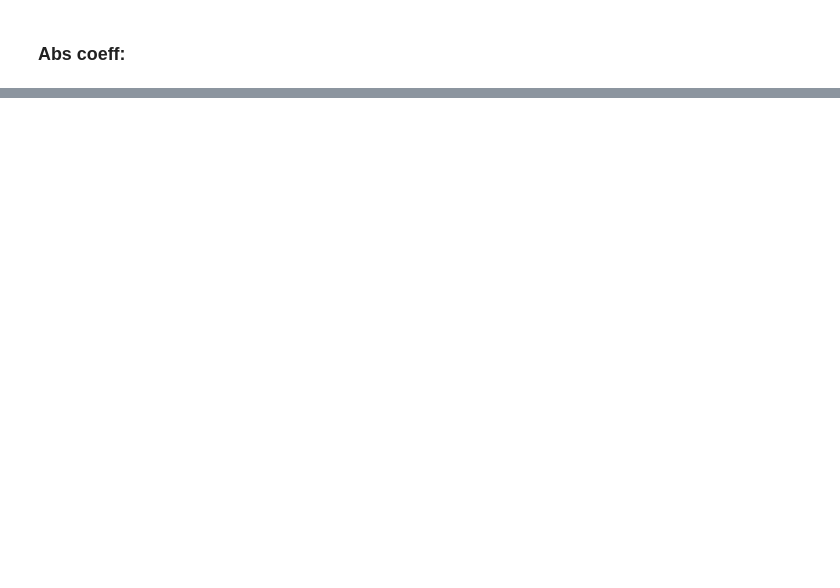
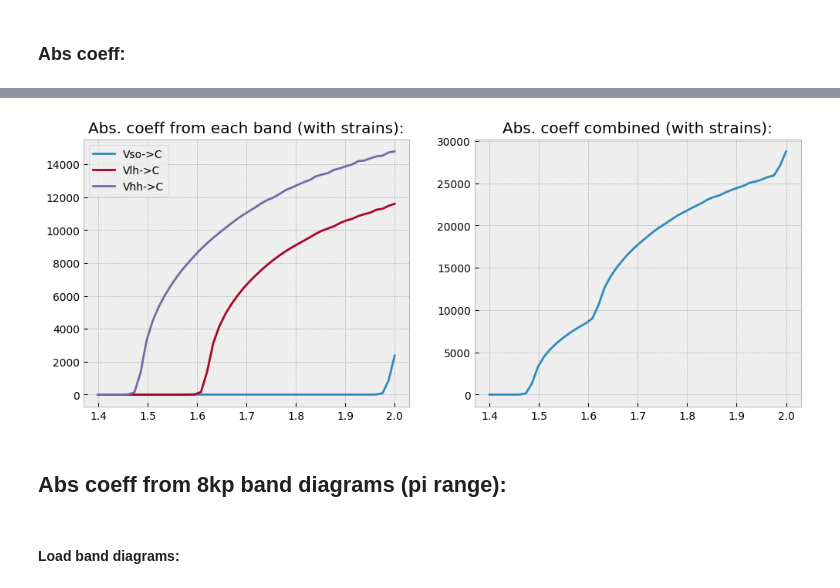
Before and after one commit to Kowalikov/photovoltaic_cell_absorption_coefficient, a Jupyter notebook: absorption_coefficient.ipynb, the cells around one changed output, grey strips where cells are left out. Saved outputs shown, nothing was run; the diff lists cells and outputs as text; code cells hidden in the pictures; blank space fills up the shorter version.

```diff
--- a/absorption_coefficient.ipynb
+++ b/absorption_coefficient.ipynb
@@ -168,0 +244,16 @@ gamma_3 = 2.93
+# %%
+with plt.style.context('bmh'):
+    fig, axs = plt.subplots(1,2, figsize=(12,4.5))
+    labels = ['Vso->C','Vlh->C','Vhh->C',]
+    for i in range(3):
+        axs[0].plot(hw_range, str_alphas[:,i], label=labels[i])
+    axs[0].legend()
+    axs[1].plot(hw_range, str_alphas.sum(axis=1))
+
+    axs[0].set_title('Abs. coeff from each band (with strains):')
+    axs[1].set_title('Abs. coeff combined (with strains):')
+    plt.show()
+# %% [output]
+[figure, added]
+# %% [markdown]
+## Abs coeff from 8kp band diagrams (pi range):
@@ -168,0 +264,2 @@ gamma_3 = 2.93
+# %% [markdown]
+#### Load band diagrams:
```
Also changed, not shown: parts of 26 cells of this notebook, 14 other files.
